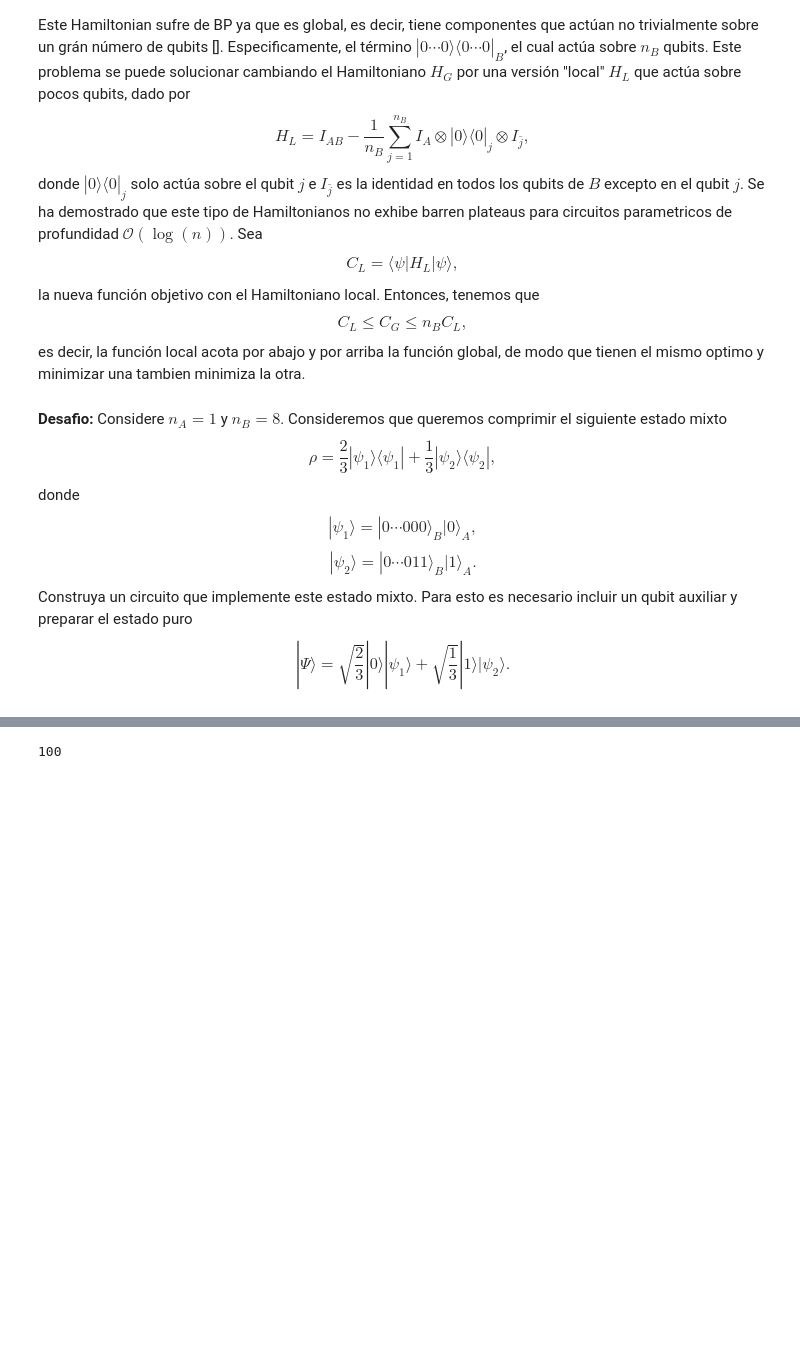
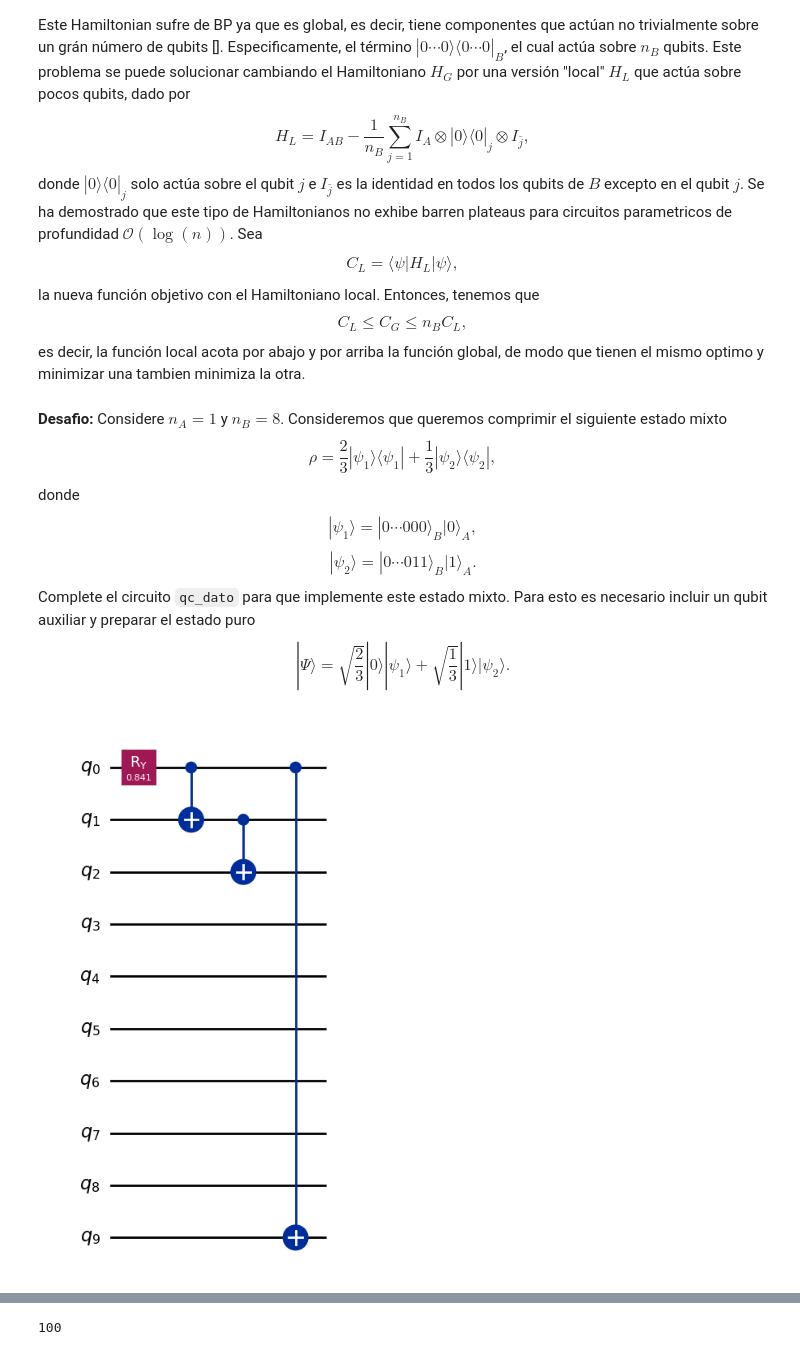
Before and after one commit to LucianoPereiraValenzuela/ECC_2025_testing, a Jupyter notebook: ECC2025/desafio_8_Evitando_Barren_Plateau_en_Autoencoder_Cuánticos.ipynb, the cells around one changed output, grey strips where cells are left out. Cells and saved outputs as stored; diff of their text form; code cells hidden in the pictures; blank space fills up the shorter version.

```diff
--- a/ECC2025/desafio_8_Evitando_Barren_Plateau_en_Autoencoder_Cuánticos.ipynb
+++ b/ECC2025/desafio_8_Evitando_Barren_Plateau_en_Autoencoder_Cuánticos.ipynb
@@ -53,5 +53,20 @@ $$ \rho = \frac{2}{3}|\psi_1\rangle\langle\psi_1| +\frac{1}{3}|\psi_2\rangle\lan
 donde
 $$|\psi_1\rangle=|0\cdots000\rangle_B |0\rangle_A,$$
 $$|\psi_2\rangle=|0\cdots011\rangle_B |1\rangle_A.$$
-Construya un circuito que implemente este estado mixto. Para esto es necesario incluir un qubit auxiliar y preparar el estado puro
+Complete el circuito ``qc_dato`` para que implemente este estado mixto. Para esto es necesario incluir un qubit auxiliar y preparar el estado puro
 $$ |\Psi\rangle = \sqrt{\frac{2}{3}}|0\rangle|\psi_1\rangle +  \sqrt{\frac{1}{3}}|1\rangle|\psi_2\rangle  . $$
+# %%
+num_qubits_A = 1
+num_qubits_B = 8
+num_qubits = num_qubits_A + num_qubits_B
+
+qc_dato = QuantumCircuit(num_qubits+1)
+
+qc_dato.ry( np.arccos(2/3) , 0 )
+qc_dato.cx(0,1)
+qc_dato.cx(1,2)
+qc_dato.cx(0,num_qubits)
+
+qc_dato.draw('mpl')
+# %% [output]
+[figure, added]
```
Also changed, not shown: parts of 12 cells of this notebook, 9 other files.
